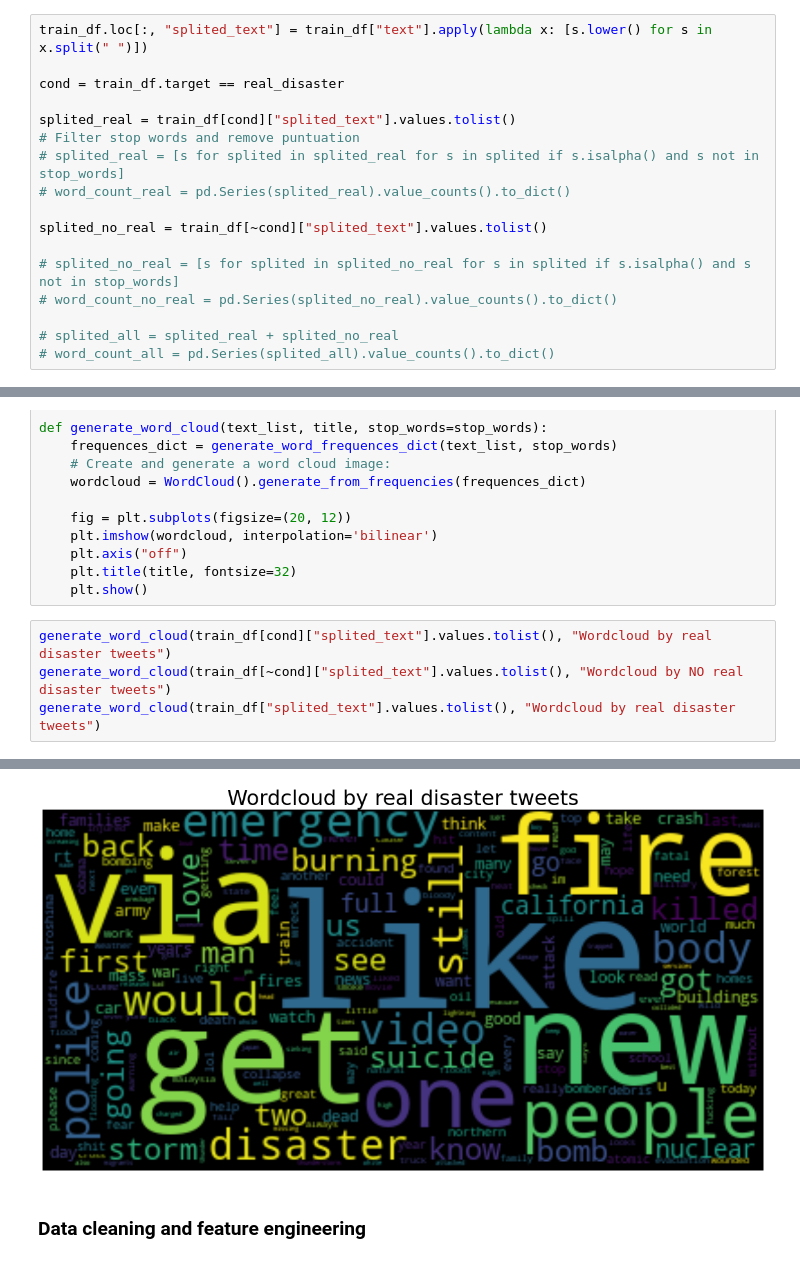
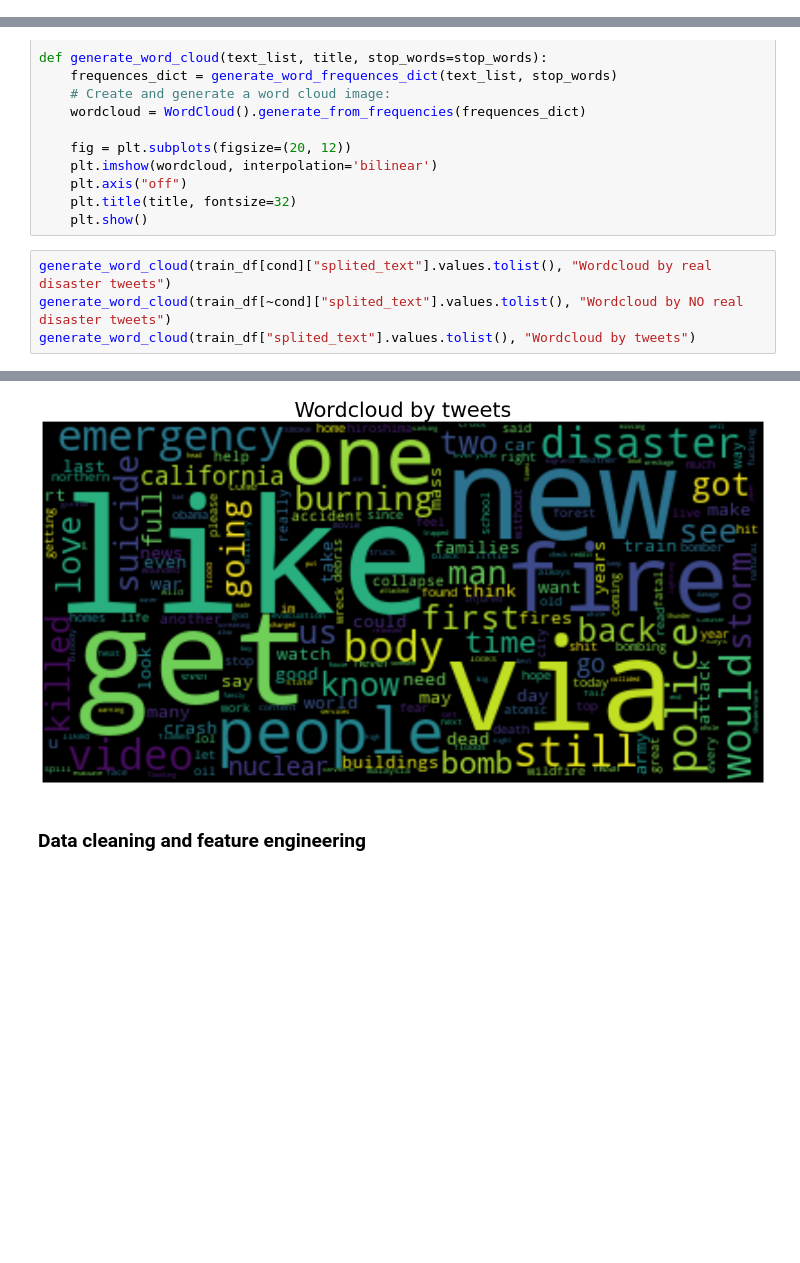
Before and after one commit to casals90/nlp_with_disaster_tweets, a Jupyter notebook: NLP_twitter.ipynb, the cells around one changed output, grey strips where cells are left out. Drawn from its saved outputs; the diff is of its cells as text; blank space fills up the shorter version.

```diff
--- a/NLP_twitter.ipynb
+++ b/NLP_twitter.ipynb
@@ -201,23 +203,6 @@ last_len_df.plot(kind="bar", y="text_lenght", x="target_label", width=0.6,
 # %% [output]
 <matplotlib.axes._subplots.AxesSubplot at 0x...>
 [figure]
-# %%
-train_df.loc[:, "splited_text"] = train_df["text"].apply(lambda x: [s.lower() for s in x.split(" ")])
-
-cond = train_df.target == real_disaster
-
-splited_real = train_df[cond]["splited_text"].values.tolist()
-# Filter stop words and remove puntuation
-# splited_real = [s for splited in splited_real for s in splited if s.isalpha() and s not in stop_words]
-# word_count_real = pd.Series(splited_real).value_counts().to_dict()
-
-splited_no_real = train_df[~cond]["splited_text"].values.tolist()
-
-# splited_no_real = [s for splited in splited_no_real for s in splited if s.isalpha() and s not in stop_words]
-# word_count_no_real = pd.Series(splited_no_real).value_counts().to_dict()
-
-# splited_all = splited_real + splited_no_real
-# word_count_all = pd.Series(splited_all).value_counts().to_dict()
 # %%
 def generate_word_frequences_dict(text_list, stop_words):
     # Filter stop words and remove puntuation
@@ -237,5 +222,5 @@ def generate_word_cloud(text_list, title, stop_words=stop_words):
 # %%
 generate_word_cloud(train_df[cond]["splited_text"].values.tolist(), "Wordcloud by real disaster tweets")
 generate_word_cloud(train_df[~cond]["splited_text"].values.tolist(), "Wordcloud by NO real disaster tweets")
-generate_word_cloud(train_df["splited_text"].values.tolist(), "Wordcloud by real disaster tweets")
+generate_word_cloud(train_df["splited_text"].values.tolist(), "Wordcloud by tweets")
 # %% [output]
@@ -244,4 +229,4 @@ generate_word_cloud(train_df["splited_text"].values.tolist(), "Wordcloud by real
-[figure, old version]
+[figure, new version]
 # %% [markdown]
 ### Data cleaning and feature engineering
 # %% [markdown]
```
Also changed, not shown: parts of 4 cells of this notebook, 1 other file.
